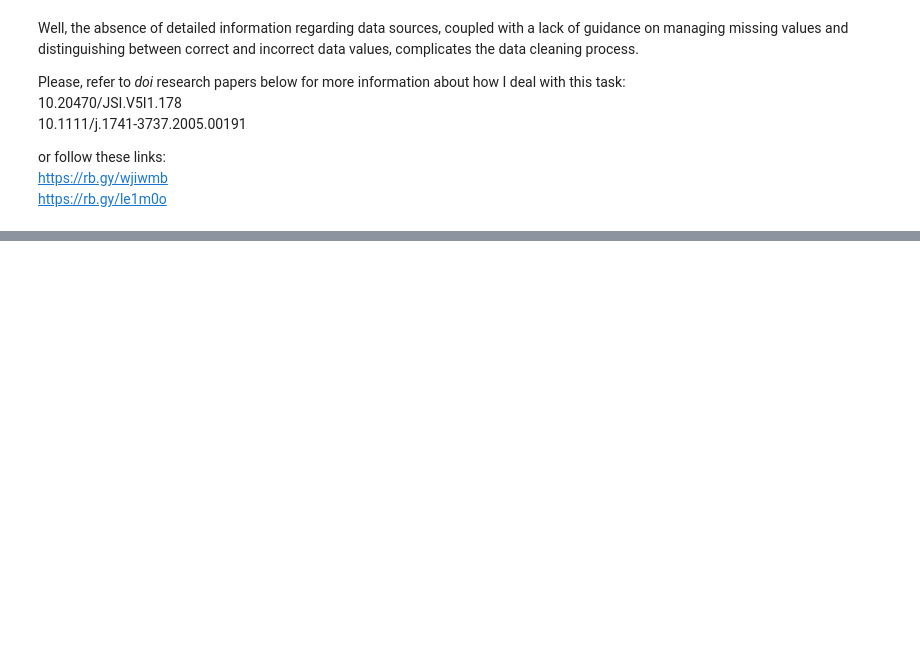
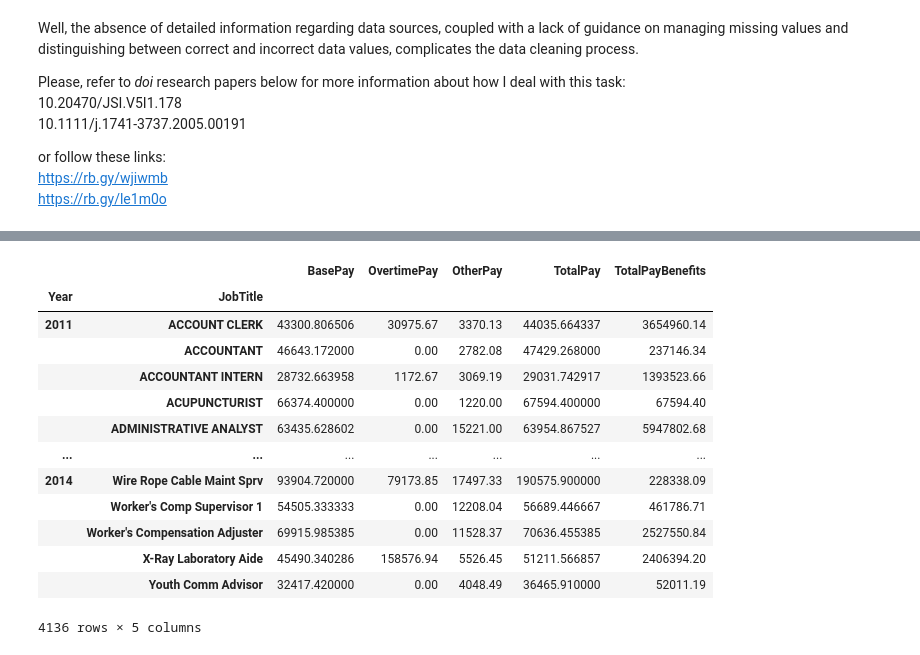
Before and after one commit to AMQ4/ShAI_BootCamp_Assignment, a Jupyter notebook: tasksol.ipynb, the cells around one changed output, grey strips where cells are left out. Saved outputs shown, nothing was run; the diff lists cells and outputs as text; code cells hidden in the pictures; blank space fills up the shorter version.

```diff
--- a/tasksol.ipynb
+++ b/tasksol.ipynb
@@ -196,0 +233,13 @@ https://rb.gy/le1m0o
+# %%
+grouped_by_year = df.groupby('Year')
+grouped_by_job_title = df.groupby('JobTitle')
+grouped_by_year_job_title = df.groupby(['Year', 'JobTitle'])
+
+aggregate_functions = {
+    'BasePay': 'mean',
+    'OvertimePay': 'sum',
+    'OtherPay': 'max',
+    'TotalPay': 'mean',
+    'TotalPayBenefits': 'sum'
+}
+grouped_by_year.aggregate(aggregate_functions)
@@ -196,0 +270,17 @@ https://rb.gy/le1m0o
+# %%
+grouped_by_year_job_title.aggregate(aggregate_functions)
+# %% [output]
+|  |  | BasePay | OvertimePay | OtherPay | TotalPay | TotalPayBenefits |
+| Year | JobTitle |  |  |  |  |  |
+| 2011 | ACCOUNT CLERK | 43300.806506 | 30975.67 | 3370.13 | 44035.664337 | 3654960.14 |
+|  | ACCOUNTANT | 46643.172000 | 0.00 | 2782.08 | 47429.268000 | 237146.34 |
+|  | ACCOUNTANT INTERN | 28732.663958 | 1172.67 | 3069.19 | 29031.742917 | 1393523.66 |
+|  | ACUPUNCTURIST | 66374.400000 | 0.00 | 1220.00 | 67594.400000 | 67594.40 |
+|  | ADMINISTRATIVE ANALYST | 63435.628602 | 0.00 | 15221.00 | 63954.867527 | 5947802.68 |
+| ... | ... | ... | ... | ... | ... | ... |
+| 2014 | Wire Rope Cable Maint Sprv | 93904.720000 | 79173.85 | 17497.33 | 190575.900000 | 228338.09 |
+|  | Worker's Comp Supervisor 1 | 54505.333333 | 0.00 | 12208.04 | 56689.446667 | 461786.71 |
+|  | Worker's Compensation Adjuster | 69915.985385 | 0.00 | 11528.37 | 70636.455385 | 2527550.84 |
+|  | X-Ray Laboratory Aide | 45490.340286 | 158576.94 | 5526.45 | 51211.566857 | 2406394.20 |
+|  | Youth Comm Advisor | 32417.420000 | 0.00 | 4048.49 | 36465.910000 | 52011.19 |
+4136 rows × 5 columns
```
Also changed, not shown: parts of 7 cells of this notebook.
